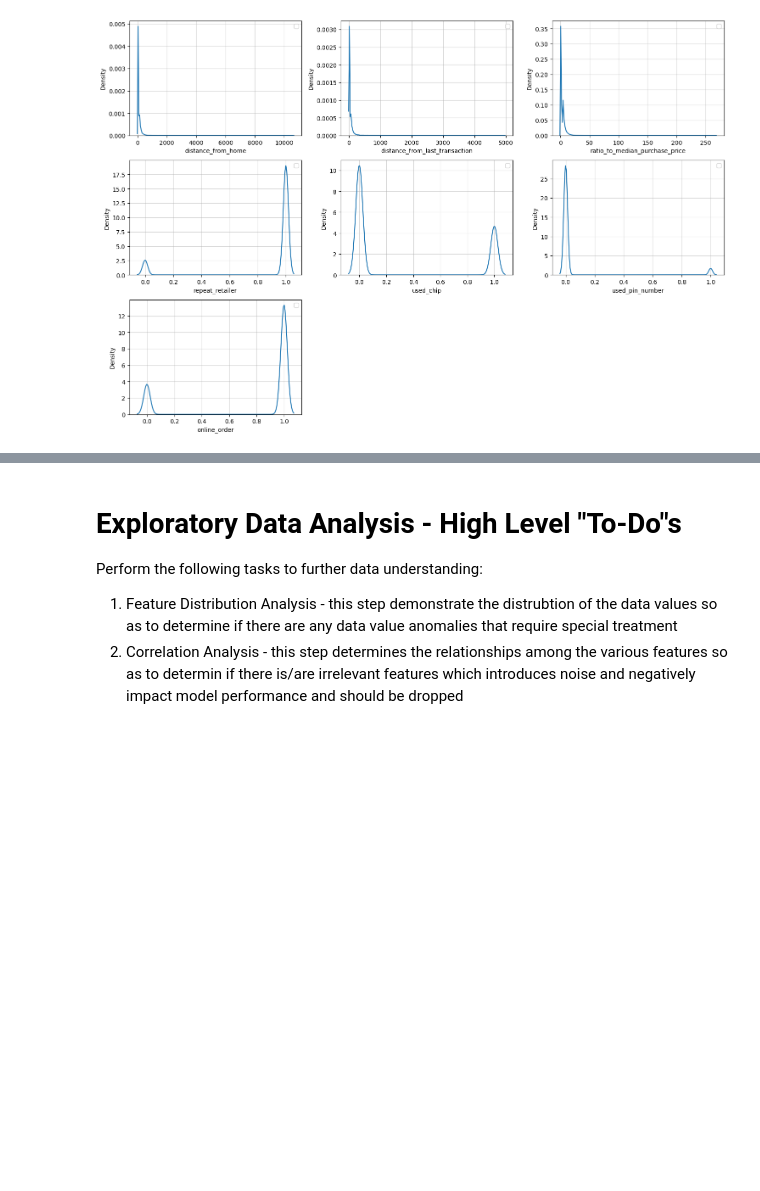
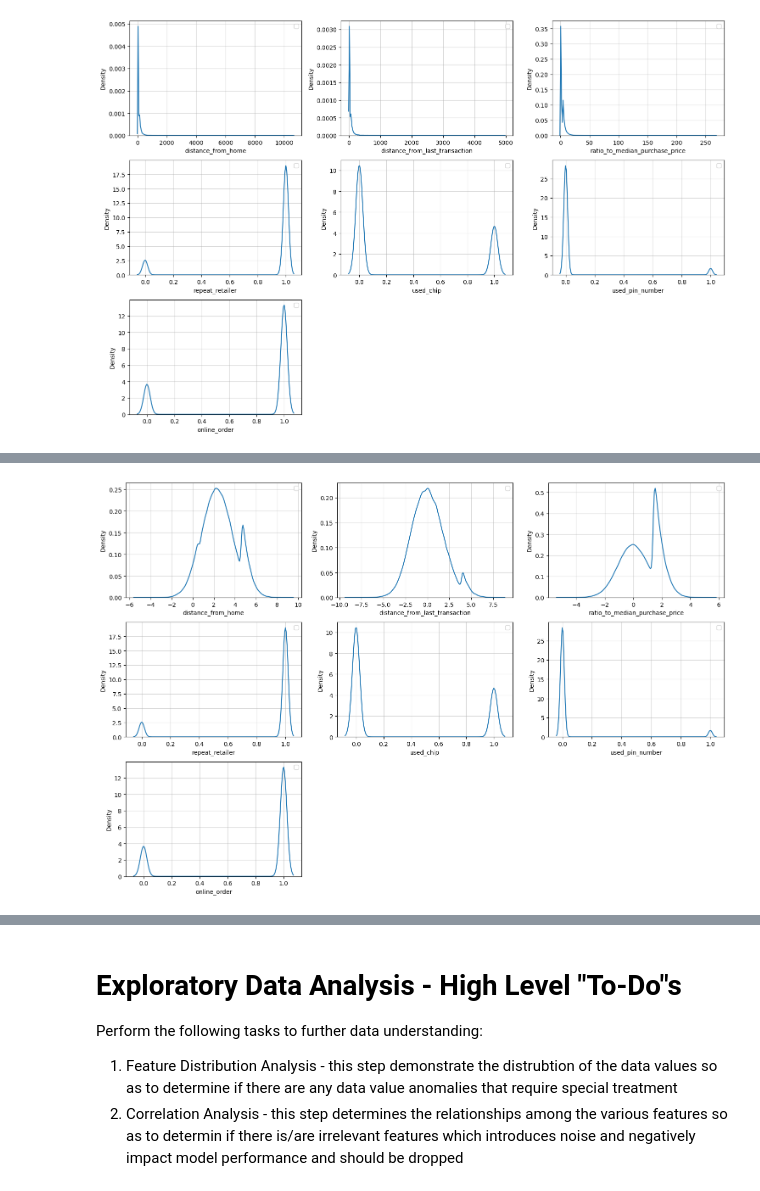
Before and after one commit to project4sharing/exp_credit_card_fraud, a Jupyter notebook: credit_card_fraud.ipynb, the cells around one changed output, grey strips where cells are left out. Drawn from its saved outputs; the diff is of its cells as text; code cells hidden in the pictures; blank space fills up the shorter version.

Commit message:
data cleaning - feature scaling

```diff
--- a/credit_card_fraud.ipynb
+++ b/credit_card_fraud.ipynb
@@ -340,0 +343,22 @@ WARNING:matplotlib.legend:No artists with labels found to put in legend.  Note t
+# %%
+# Apply Logarithm to the "distance_from_home", "distance_from_last_transation" and "ratio_to_median_purchase_price" features
+
+X_oversampled['distance_from_home'] = np.log(X_oversampled['distance_from_home'])
+X_oversampled['distance_from_last_transaction'] = np.log(X_oversampled['distance_from_last_transaction'])
+X_oversampled['ratio_to_median_purchase_price'] = np.log(X_oversampled['ratio_to_median_purchase_price'])
+
+# Spot check the density of the new X_oversampled dataset
+
+fig = plt.figure(figsize=(15, 10))
+rows, cols = 3, 3
+for i, col_name in enumerate(X_oversampled.loc[:, 'distance_from_home' : 'online_order'].columns):
+  # print(f"{i}, {col_name}")
+  ax = fig.add_subplot(rows, cols, i+1)
+  ax.grid(alpha=0.5, axis='both')
+  sns.kdeplot(x = col_name, data = X_oversampled)
+  ax.set_xlabel(col_name)
+  ax.legend()
+
+fig.tight_layout()
+fig.show()
+# %% [output]
@@ -341,3 +372,4 @@ WARNING:matplotlib.legend:No artists with labels found to put in legend.  Note t
+[figure, added]
 # %% [markdown]
 # Data Cleaning - Unforseen Problems / Conclusion
 
```
Also changed, not shown: parts of 4 cells of this notebook.
